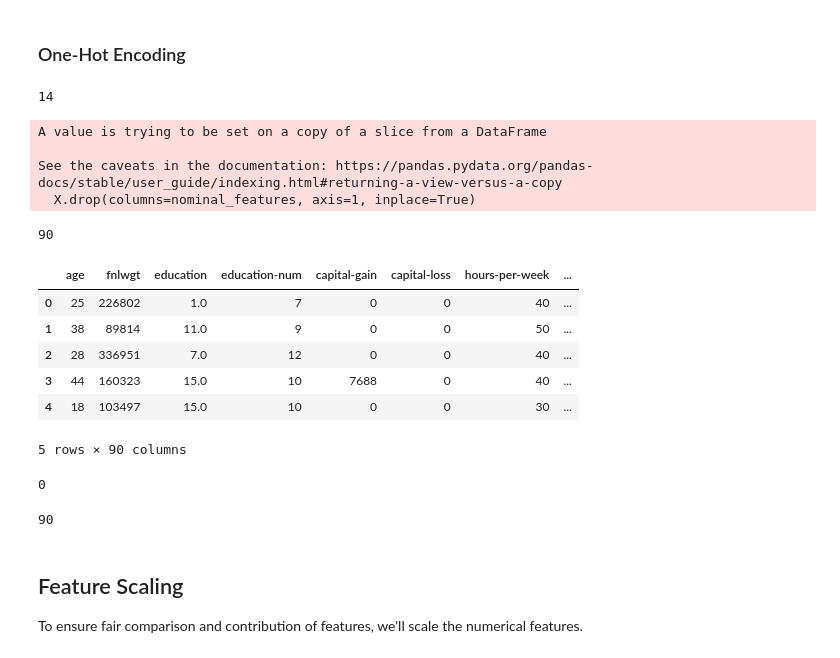
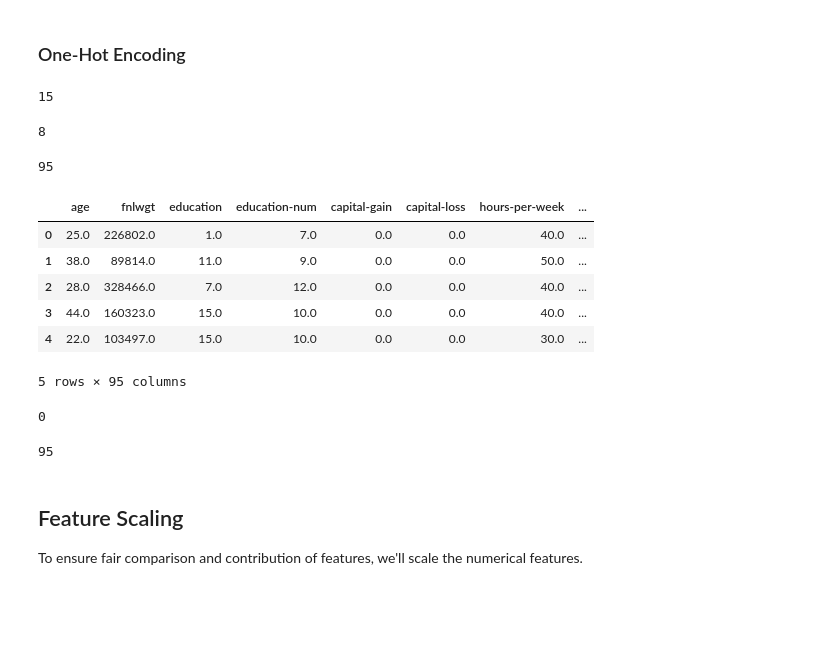
Before and after one commit to skills-cogrammar/C7-Lecture-Backpack, a Jupyter notebook: 3 - Data Science (DS)/Week 06/7 - Sunday (Repeat)/Tutorial/data_cleaning_and_preprocessing.ipynb, the cells around one changed output. Saved outputs shown, nothing was run; the diff lists cells and outputs as text; code cells hidden in the pictures; blank space fills up the shorter version.

```diff
--- a/3 - Data Science (DS)/Week 06/7 - Sunday (Repeat)/Tutorial/data_cleaning_and_preprocessing.ipynb
+++ b/3 - Data Science (DS)/Week 06/7 - Sunday (Repeat)/Tutorial/data_cleaning_and_preprocessing.ipynb
@@ -188,9 +216,4 @@ from sklearn.preprocessing import OrdinalEncoder
 
 ordinal_features = ['education']
 ordinal_encoder = OrdinalEncoder()
-X[ordinal_features] = ordinal_encoder.fit_transform(X[ordinal_features])
-
-# y to dataframe
-y = y.to_frame()
-y_column_names = y.columns
-y = ordinal_encoder.fit_transform(y)
+df.loc[:, ordinal_features] = ordinal_encoder.fit_transform(df[ordinal_features]).astype('int64')
@@ -224,40 +241,38 @@ Name: count, dtype: int64
 # %% [markdown]
 ### One-Hot Encoding
 # %%
-len(X.columns)
+len(df.columns)
 # %% [output]
-14
+15
+# %%
+df['workclass'].nunique()
+# %% [output]
+8
 # %%
 from sklearn.preprocessing import OneHotEncoder
-import numpy as np
 import pandas as pd
 
-nominal_features = ['workclass', 'marital-status', 'occupation', 'relationship', 'race', 'sex', 'native-country']
+nominal_features = ['workclass', 'marital-status', 'occupation', 'relationship', 'race', 'sex', 'native-country', 'class']
 onehot_encoder = OneHotEncoder()
-X_onehot_encoded = onehot_encoder.fit_transform(X[nominal_features])
-X_onehot_encoded_df = pd.DataFrame(X_onehot_encoded.toarray(), columns=onehot_encoder.get_feature_names_out())
+df_onehot_encoded = onehot_encoder.fit_transform(df[nominal_features])
+df_onehot_encoded_df = pd.DataFrame(df_onehot_encoded.toarray(), columns=onehot_encoder.get_feature_names_out())
 
 # Drop original nominal columns
-X.drop(columns=nominal_features, axis=1, inplace=True)
+df.drop(columns=nominal_features, axis=1, inplace=True)
 
-X = pd.concat([X, X_onehot_encoded_df], axis=1)
+df = pd.concat([df, df_onehot_encoded_df], axis=1)
-# %% [output]
-A value is trying to be set on a copy of a slice from a DataFrame
-
-See the caveats in the documentation: https://pandas.pydata.org/pandas-docs/stable/user_guide/indexing.html#returning-a-view-versus-a-copy
-  X.drop(columns=nominal_features, axis=1, inplace=True)
 # %%
-len(X.columns)
+len(df.columns)
 # %% [output]
-90
+95
 # %%
-X.head()
+df.head()
 # %% [output]
 |  | age | fnlwgt | education | education-num | capital-gain | capital-loss | hours-per-week | ... |
-| 0 | 25 | 226802 | 1.0 | 7 | 0 | 0 | 40 | ... |
-| 1 | 38 | 89814 | 11.0 | 9 | 0 | 0 | 50 | ... |
-| 2 | 28 | 336951 | 7.0 | 12 | 0 | 0 | 40 | ... |
-| 3 | 44 | 160323 | 15.0 | 10 | 7688 | 0 | 40 | ... |
-| 4 | 18 | 103497 | 15.0 | 10 | 0 | 0 | 30 | ... |
+| 0 | 25.0 | 226802.0 | 1.0 | 7.0 | 0.0 | 0.0 | 40.0 | ... |
+| 1 | 38.0 | 89814.0 | 11.0 | 9.0 | 0.0 | 0.0 | 50.0 | ... |
+| 2 | 28.0 | 328466.0 | 7.0 | 12.0 | 0.0 | 0.0 | 40.0 | ... |
+| 3 | 44.0 | 160323.0 | 15.0 | 10.0 | 0.0 | 0.0 | 40.0 | ... |
+| 4 | 22.0 | 103497.0 | 15.0 | 10.0 | 0.0 | 0.0 | 30.0 | ... |
-5 rows × 90 columns
+5 rows × 95 columns
 # %%
@@ -265,9 +280,9 @@ len(X.columns[X.dtypes == 'object'])
 # %% [output]
 0
 # %%
-len(X.columns[X.dtypes != 'object'])
+len(df.columns[df.dtypes == 'float64'])
 # %% [output]
-90
+95
 # %% [markdown]
 ## Feature Scaling
 
```
Also changed, not shown: parts of 9 cells of this notebook, 1 other file.
